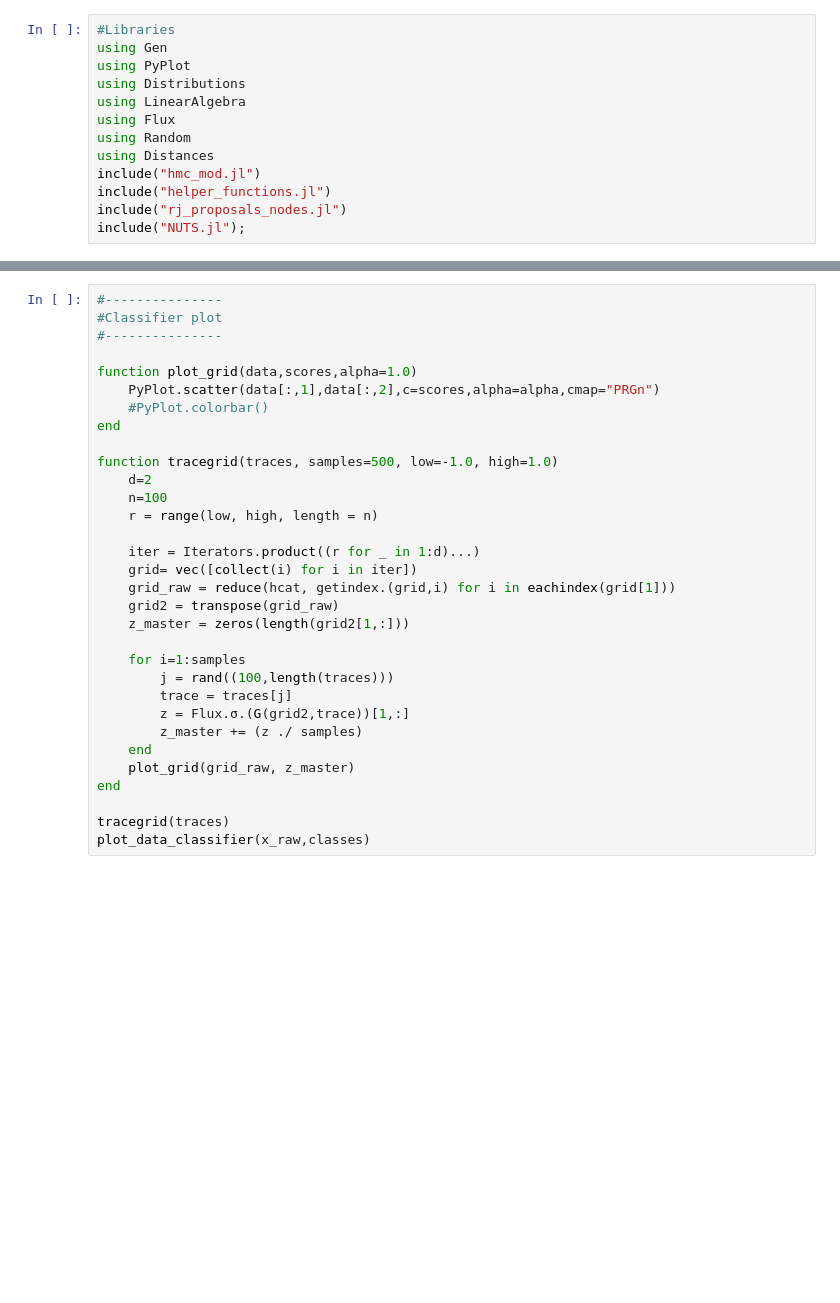
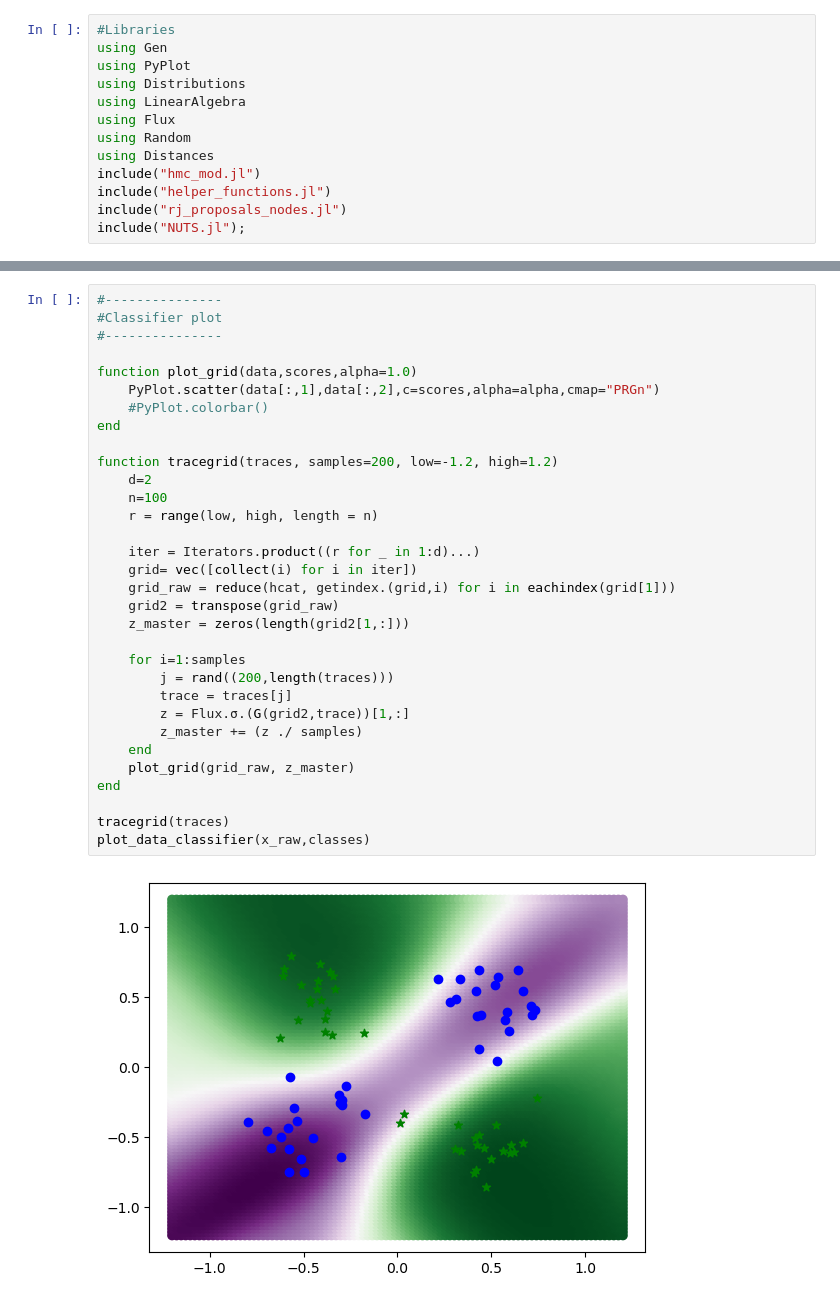
Before and after one commit to jberezow/RJMCMC, a Jupyter notebook: Thesis-FixedClassifier.ipynb, the cells around one changed output, grey strips where cells are left out. Drawn from its saved outputs; the diff is of its cells as text; blank space fills up the shorter version.

```diff
--- a/Thesis-FixedClassifier.ipynb
+++ b/Thesis-FixedClassifier.ipynb
@@ -385,32 +646,34 @@ plt.ylabel("# Classified Correctly (out of 200)");
 # %%
 #---------------
 #Classifier plot
 #---------------
 
 function plot_grid(data,scores,alpha=1.0)
     PyPlot.scatter(data[:,1],data[:,2],c=scores,alpha=alpha,cmap="PRGn")
     #PyPlot.colorbar()
 end
 
-function tracegrid(traces, samples=500, low=-1.0, high=1.0)
+function tracegrid(traces, samples=200, low=-1.2, high=1.2)
     d=2
     n=100
     r = range(low, high, length = n)
 
     iter = Iterators.product((r for _ in 1:d)...)
     grid= vec([collect(i) for i in iter])
     grid_raw = reduce(hcat, getindex.(grid,i) for i in eachindex(grid[1]))
     grid2 = transpose(grid_raw)
     z_master = zeros(length(grid2[1,:]))
 
     for i=1:samples
-        j = rand((100,length(traces)))
+        j = rand((200,length(traces)))
         trace = traces[j]
         z = Flux.σ.(G(grid2,trace))[1,:]
         z_master += (z ./ samples)
     end
     plot_grid(grid_raw, z_master)
 end
 
 tracegrid(traces)
 plot_data_classifier(x_raw,classes)
+# %% [output]
+[figure, added]
```
Also changed, not shown: parts of 14 cells of this notebook, 3 other files.
